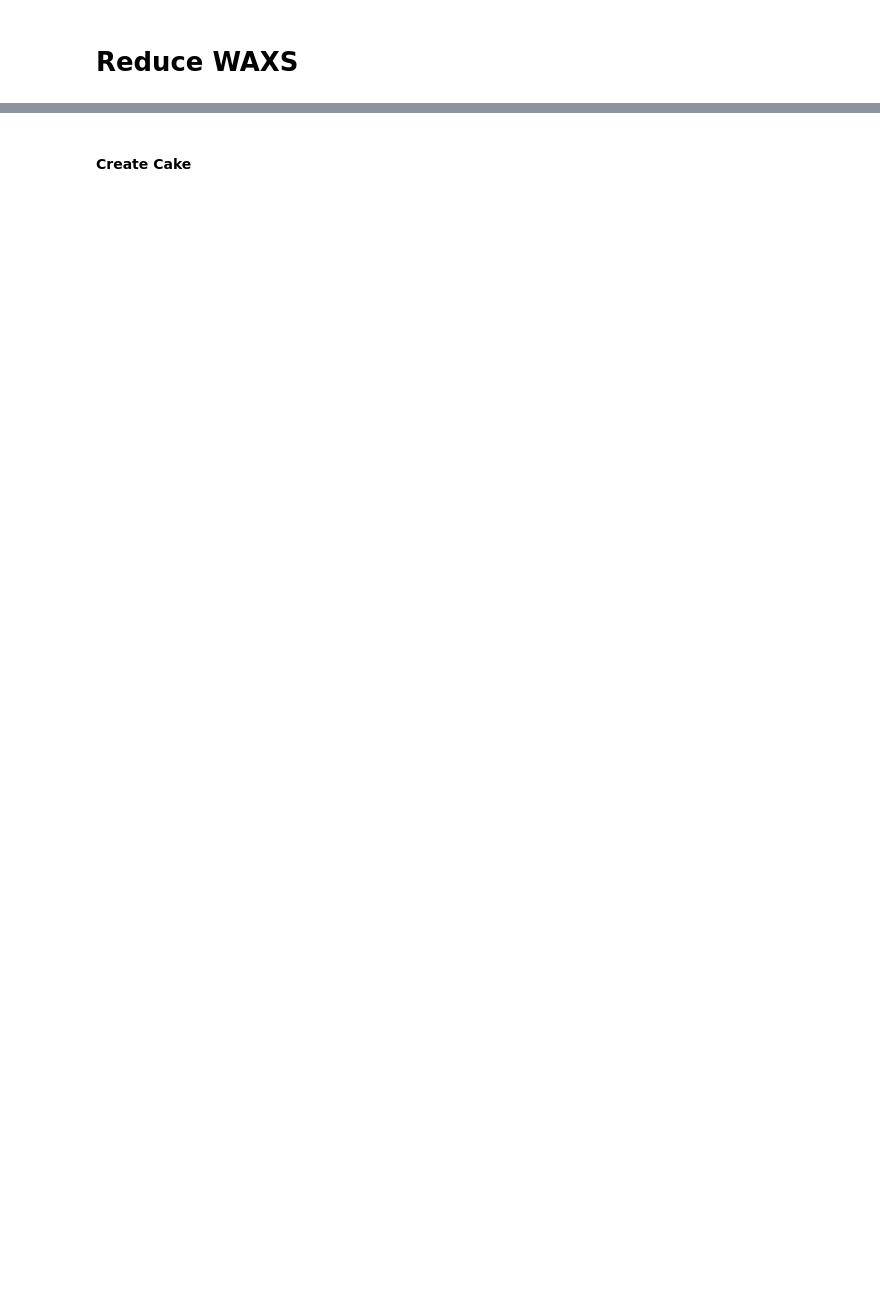
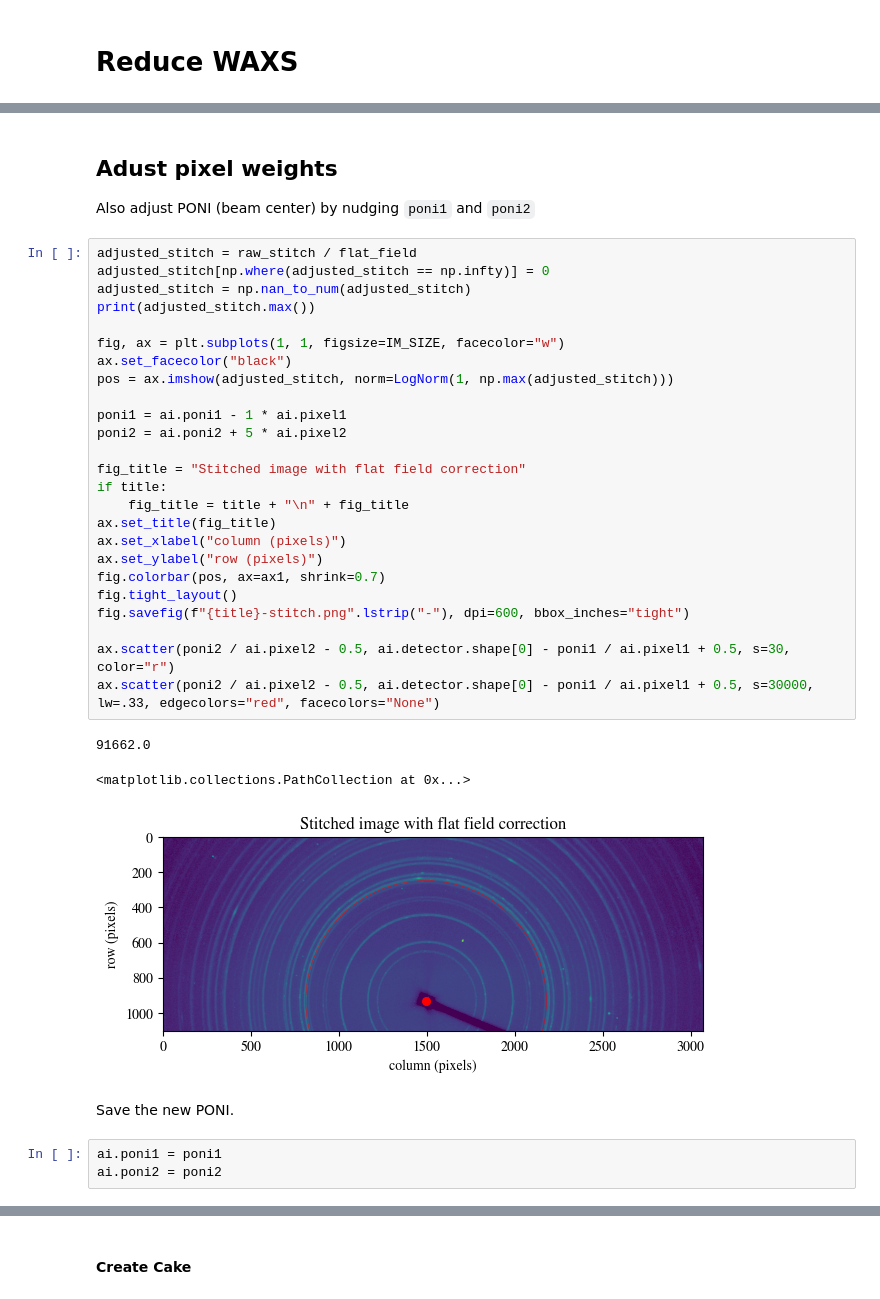
Before and after one commit to UCBoulder/xraypy, a Jupyter notebook: files/Jupyter-Notebooks/reduce-WAXS.ipynb, the cells around one changed output, grey strips where cells are left out. Cells and saved outputs as stored; diff of their text form; blank space fills up the shorter version.

Commit message:
fixed stitching

```diff
--- a/files/Jupyter-Notebooks/reduce-WAXS.ipynb
+++ b/files/Jupyter-Notebooks/reduce-WAXS.ipynb
@@ -83,0 +81,38 @@ mask = np.logical_or(mask, np.logical_not(flat_field))
+# %% [markdown]
+## Adust pixel weights
+
+Also adjust PONI (beam center) by nudging `poni1` and `poni2`
+# %%
+adjusted_stitch = raw_stitch / flat_field
+adjusted_stitch[np.where(adjusted_stitch == np.infty)] = 0
+adjusted_stitch = np.nan_to_num(adjusted_stitch)
+print(adjusted_stitch.max())
+
+fig, ax = plt.subplots(1, 1, figsize=IM_SIZE, facecolor="w")
+ax.set_facecolor("black")
+pos = ax.imshow(adjusted_stitch, norm=LogNorm(1, np.max(adjusted_stitch)))
+
+poni1 = ai.poni1 - 1 * ai.pixel1
+poni2 = ai.poni2 + 5 * ai.pixel2
+
+fig_title = "Stitched image with flat field correction"
+if title:
+    fig_title = title + "\n" + fig_title
+ax.set_title(fig_title)
+ax.set_xlabel("column (pixels)")
+ax.set_ylabel("row (pixels)")
+fig.colorbar(pos, ax=ax1, shrink=0.7)
+fig.tight_layout()
+fig.savefig(f"{title}-stitch.png".lstrip("-"), dpi=600, bbox_inches="tight")
+
+ax.scatter(poni2 / ai.pixel2 - 0.5, ai.detector.shape[0] - poni1 / ai.pixel1 + 0.5, s=30, color="r")
+ax.scatter(poni2 / ai.pixel2 - 0.5, ai.detector.shape[0] - poni1 / ai.pixel1 + 0.5, s=30000, lw=.33, edgecolors="red", facecolors="None")
+# %% [output]
+91662.0
+<matplotlib.collections.PathCollection at 0x...>
+[figure, added]
+# %% [markdown]
+Save the new PONI.
+# %%
+ai.poni1 = poni1
+ai.poni2 = poni2
```
Also changed, not shown: parts of 7 cells of this notebook, 12 other files.
